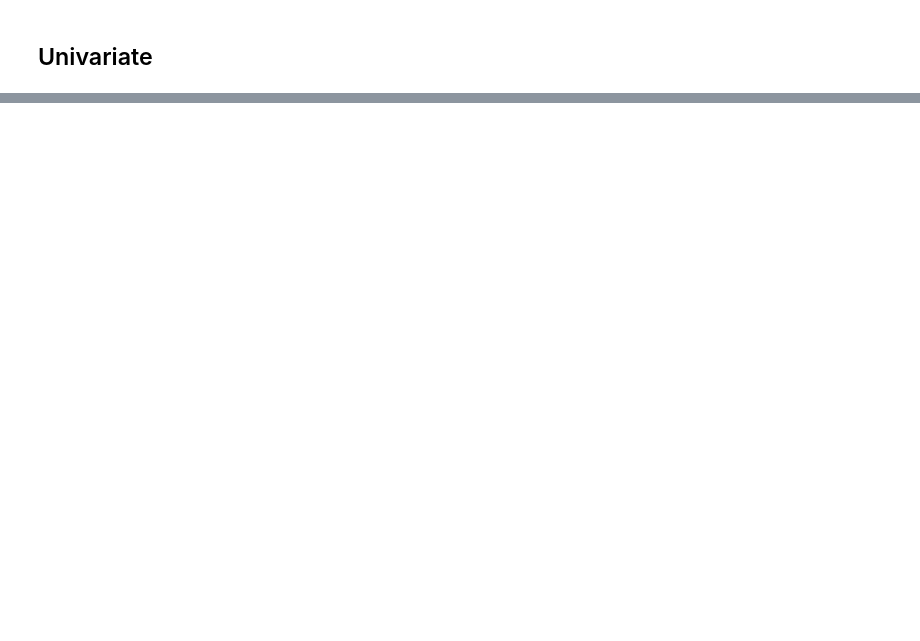
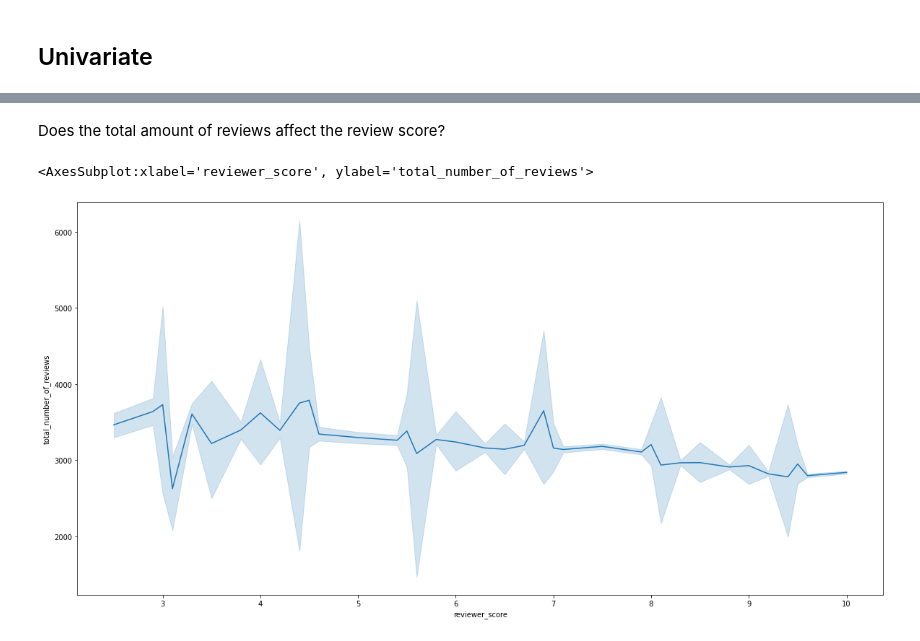
Before and after one commit to InPersonAnalysis/customer_review_capston, a Jupyter notebook: Mathias_Explore.ipynb, the cells around one changed output, grey strips where cells are left out. Saved outputs shown, nothing was run; the diff lists cells and outputs as text; code cells hidden in the pictures; blank space fills up the shorter version.

```diff
--- a/Mathias_Explore.ipynb
+++ b/Mathias_Explore.ipynb
@@ -336,0 +453,7 @@ hotel.negative_review[2]
+# %% [markdown]
+Does the total amount of reviews affect the review score?
+# %%
+sns.lineplot(x='reviewer_score',y='total_number_of_reviews',data=london)
+# %% [output]
+<AxesSubplot:xlabel='reviewer_score', ylabel='total_number_of_reviews'>
+[figure, added]
```
Also changed, not shown: parts of 94 cells of this notebook, 1 other file.
